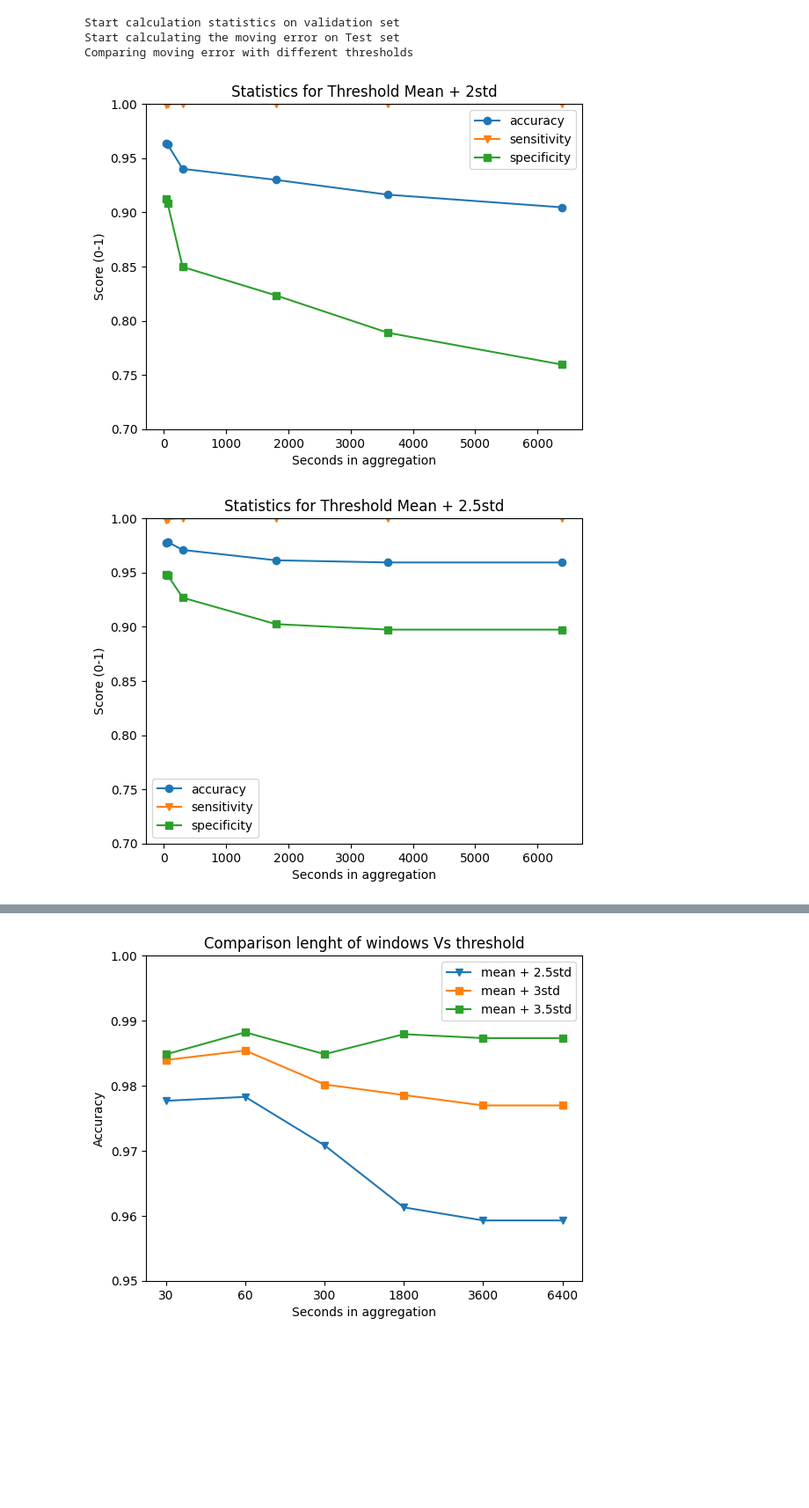
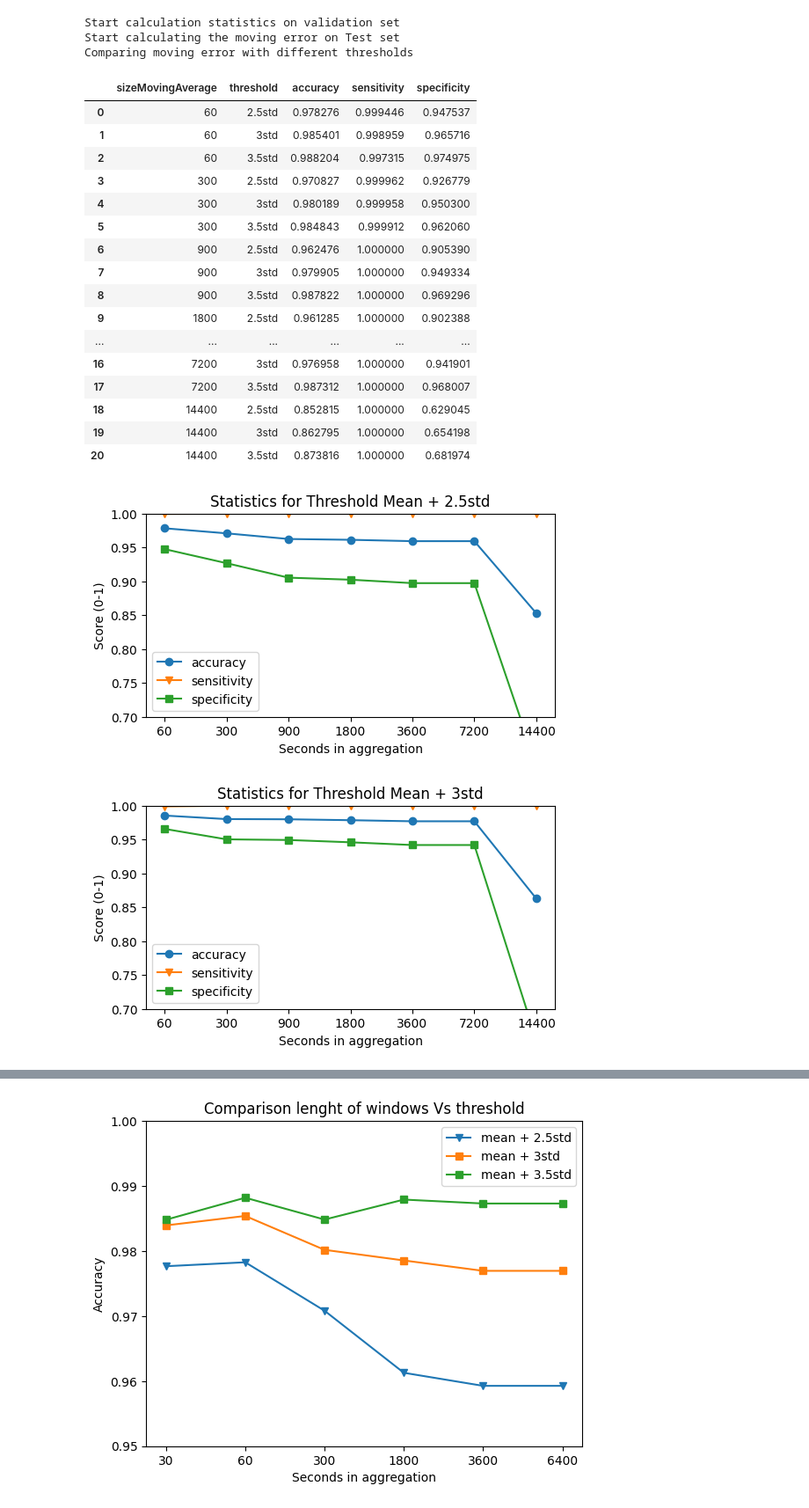
Before and after one commit to YhBedoya/SHM-MAE, a Jupyter notebook: AnomalyDetection on INSIST/AnalysisTrainingResults.ipynb, the cells around one changed output, grey strips where cells are left out. Shown at 88% size. Cells and saved outputs as stored; diff of their text form; code cells hidden in the pictures; blank space fills up the shorter version.

```diff
--- a/AnomalyDetection on INSIST/AnalysisTrainingResults.ipynb
+++ b/AnomalyDetection on INSIST/AnalysisTrainingResults.ipynb
@@ -436,15 +436,16 @@ for thresholdOpt in thresholdsOptions:
     x_categories = pltDf["sizeMovingAverage"]
 
     # Create the plot
+    plt.rcParams['figure.figsize'] = [6, 3]
     plt.plot(x_categories, pltDf["accuracy"], marker='o', label='accuracy')
     plt.plot(x_categories, pltDf["sensitivity"], marker='v', label='sensitivity')
     plt.plot(x_categories, pltDf["specificity"], marker='s', label='specificity')
 
     # Add labels and title
-    plt.ylim(0.7, 1)
+    plt.ylim(0.9, 1)
     plt.xlabel('windows in aggregation')
     plt.ylabel('Score (0-1)')
-    plt.title(f'Statistics for Threshold Mean + {thresholdOpt}')
+    #plt.title(f'Statistics for Threshold Mean + {thresholdOpt}')
 
     # Add legend
     plt.legend()
@@ -557,30 +558,54 @@ Start calculating the moving error on Test set
 Comparing moving error with different thresholds
 # %%
 resultsTimeDf.to_csv("./resultsAggByTime.csv")
+# %%
+resultsTimeDf = pd.read_csv("./resultsAggByTime.csv")
+resultsTimeDf.drop("Unnamed: 0", axis=1, inplace=True)
+resultsTimeDf
+# %% [output]
+|  | sizeMovingAverage | threshold | accuracy | sensitivity | specificity |
+| 0 | 60 | 2.5std | 0.978276 | 0.999446 | 0.947537 |
+| 1 | 60 | 3std | 0.985401 | 0.998959 | 0.965716 |
+| 2 | 60 | 3.5std | 0.988204 | 0.997315 | 0.974975 |
+| 3 | 300 | 2.5std | 0.970827 | 0.999962 | 0.926779 |
+| 4 | 300 | 3std | 0.980189 | 0.999958 | 0.950300 |
+| 5 | 300 | 3.5std | 0.984843 | 0.999912 | 0.962060 |
+| 6 | 900 | 2.5std | 0.962476 | 1.000000 | 0.905390 |
+| 7 | 900 | 3std | 0.979905 | 1.000000 | 0.949334 |
+| 8 | 900 | 3.5std | 0.987822 | 1.000000 | 0.969296 |
+| 9 | 1800 | 2.5std | 0.961285 | 1.000000 | 0.902388 |
+| ... | ... | ... | ... | ... | ... |
+| 16 | 7200 | 3std | 0.976958 | 1.000000 | 0.941901 |
+| 17 | 7200 | 3.5std | 0.987312 | 1.000000 | 0.968007 |
+| 18 | 14400 | 2.5std | 0.852815 | 1.000000 | 0.629045 |
+| 19 | 14400 | 3std | 0.862795 | 1.000000 | 0.654198 |
+| 20 | 14400 | 3.5std | 0.873816 | 1.000000 | 0.681974 |
 # %%
+thresholdsOptions = ["2.5std", "3std", "3.5std"]
 for thresholdOpt in thresholdsOptions:
     x_categories = resultsTimeDf["sizeMovingAverage"].unique()
     x_categories = [str(x) for x in x_categories]
 
     pltDf = resultsTimeDf[resultsTimeDf["threshold"]==thresholdOpt]
     #x_categories = pltDf["sizeMovingAverage"]
 
     # Create the plot
+    plt.rcParams['figure.figsize'] = [6, 3]
     plt.plot(x_categories, pltDf["accuracy"], marker='o', label='accuracy')
     plt.plot(x_categories, pltDf["sensitivity"], marker='v', label='sensitivity')
     plt.plot(x_categories, pltDf["specificity"], marker='s', label='specificity')
 
     # Add labels and title
     plt.ylim(0.7, 1)
     plt.xlabel('Seconds in aggregation')
     plt.ylabel('Score (0-1)')
     plt.title(f'Statistics for Threshold Mean + {thresholdOpt}')
 
     # Add legend
     plt.legend()
 
     # Display the plot
     plt.show()
 # %% [output]
-[figure, old version]
+[figure, new version]
-[figure, old version]
+[figure, new version]
```
Also changed, not shown: parts of 2 cells of this notebook, 1 other file.
